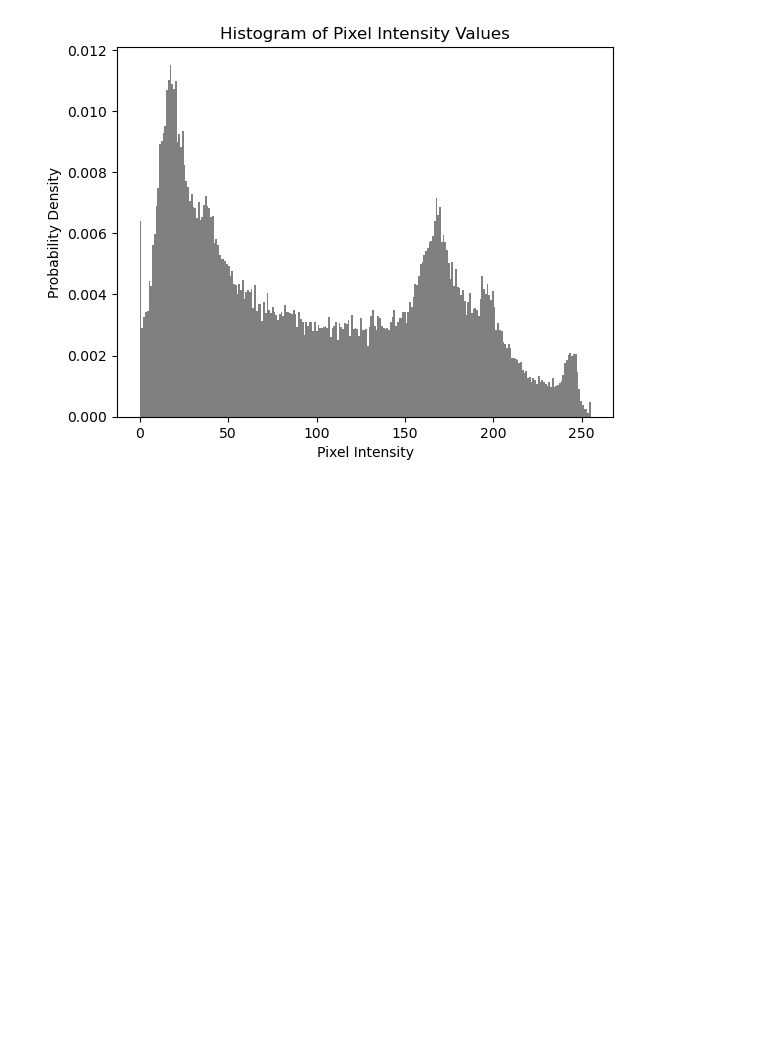
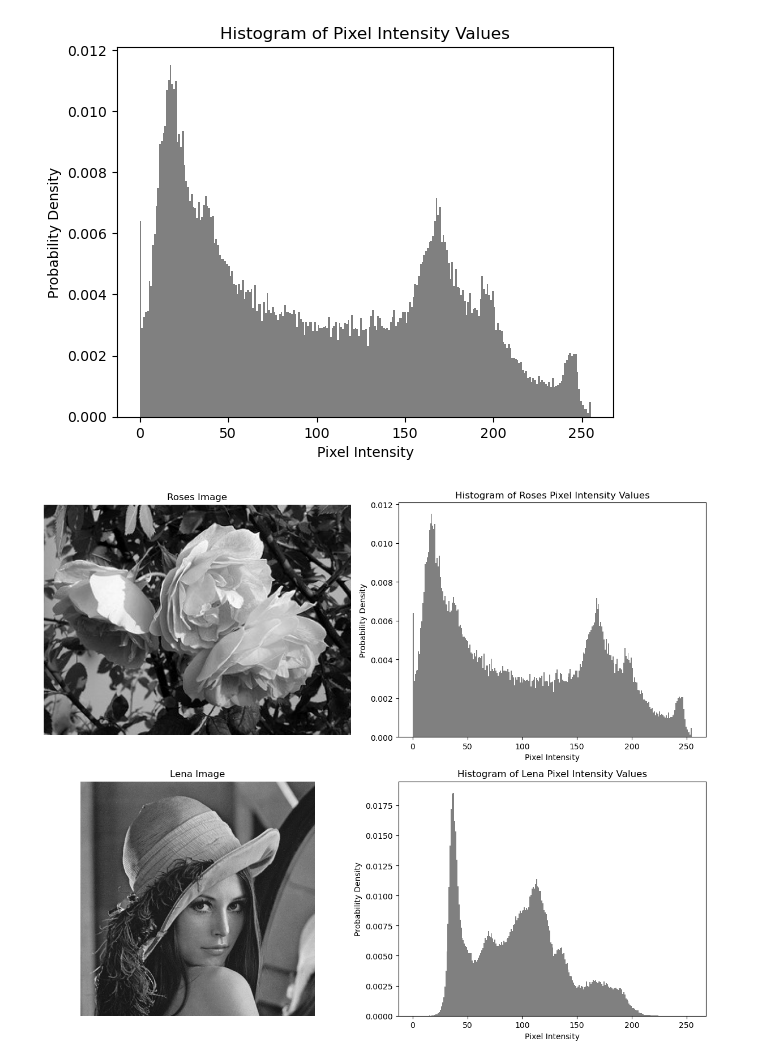
Before and after one commit to vidyadharbendre/learn_computer_vision_using_examples, a Jupyter notebook: notebooks/12_histogram.ipynb, the cells around one changed output. Cells and saved outputs as stored; diff of their text form; code cells hidden in the pictures; blank space fills up the shorter version.

Commit message:
added pdf and histogram

```diff
--- a/notebooks/12_histogram.ipynb
+++ b/notebooks/12_histogram.ipynb
@@ -22,3 +22,51 @@ plt.ylabel('Probability Density')
 plt.show()
 # %% [output]
 [figure]
+# %%
+import os
+import cv2
+import numpy as np
+import matplotlib.pyplot as plt
+
+# Load images
+roses_path = os.path.join(os.getcwd(), 'data', 'images', 'roses.jpg')
+lena_path = os.path.join(os.getcwd(), 'data', 'images', 'lena_color.jpg')
+
+# Load the original images in grayscale
+roses_image = cv2.imread(roses_path, cv2.IMREAD_GRAYSCALE)
+lena_image = cv2.imread(lena_path, cv2.IMREAD_GRAYSCALE)
+
+# Flatten the images to get pixel intensity values
+roses_pixel_values = roses_image.flatten()
+lena_pixel_values = lena_image.flatten()
+
+# Create a figure to display images and histograms
+fig, axs = plt.subplots(2, 2, figsize=(12, 10))
+
+# Display the roses image
+axs[0, 0].imshow(roses_image, cmap='gray')
+axs[0, 0].set_title('Roses Image')
+axs[0, 0].axis('off')  # Turn off axis
+
+# Display the histogram for roses
+axs[0, 1].hist(roses_pixel_values, bins=256, range=(0, 255), density=True, color='gray')
+axs[0, 1].set_title('Histogram of Roses Pixel Intensity Values')
+axs[0, 1].set_xlabel('Pixel Intensity')
+axs[0, 1].set_ylabel('Probability Density')
+
+# Display the Lena image
+axs[1, 0].imshow(lena_image, cmap='gray')
+axs[1, 0].set_title('Lena Image')
+axs[1, 0].axis('off')  # Turn off axis
+
+# Display the histogram for Lena
+axs[1, 1].hist(lena_pixel_values, bins=256, range=(0, 255), density=True, color='gray')
+axs[1, 1].set_title('Histogram of Lena Pixel Intensity Values')
+axs[1, 1].set_xlabel('Pixel Intensity')
+axs[1, 1].set_ylabel('Probability Density')
+
+# Adjust layout
+plt.tight_layout()
+plt.show()
+# %% [output]
+[figure, added]
```
Also changed, not shown: 3 other files.
